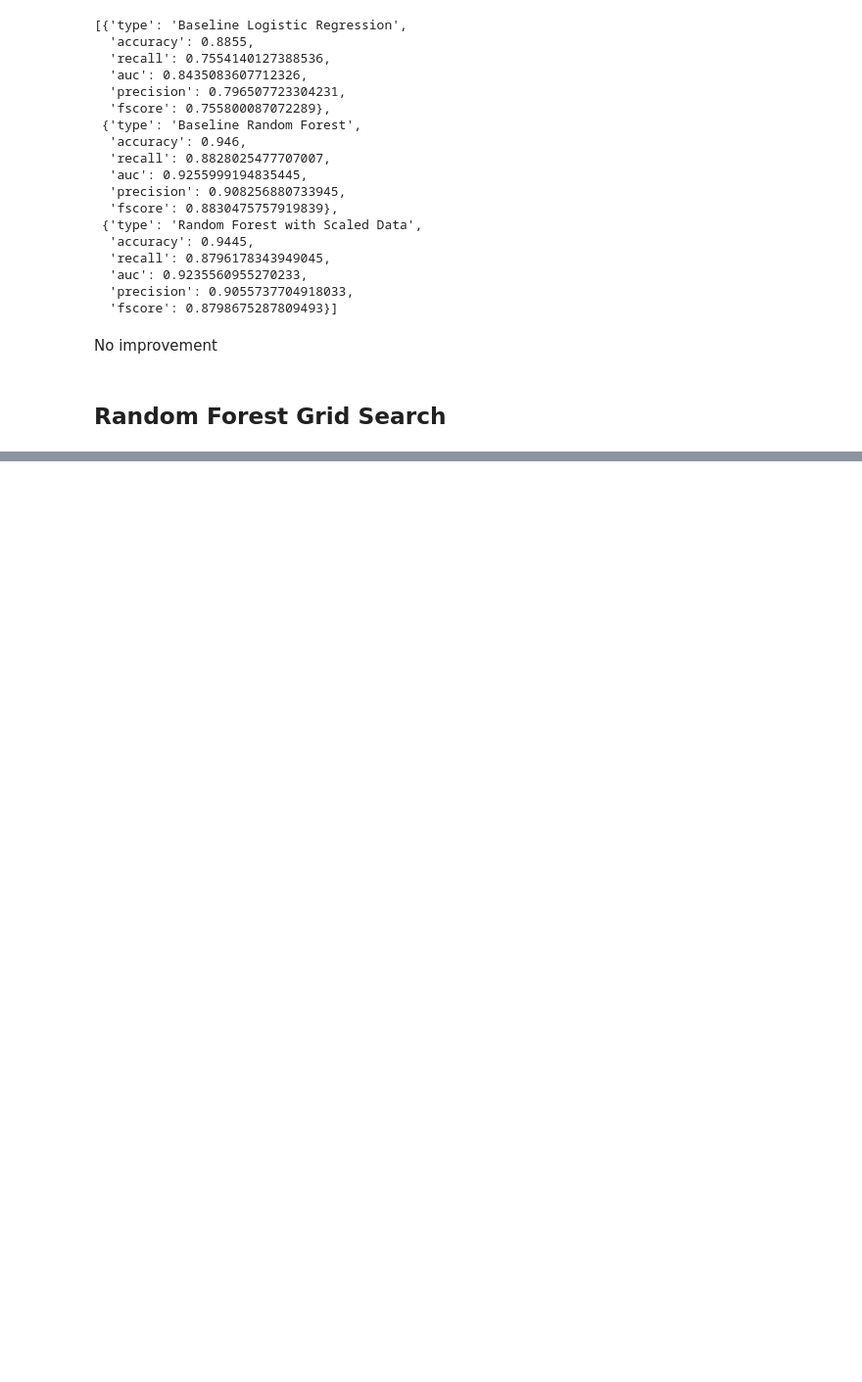
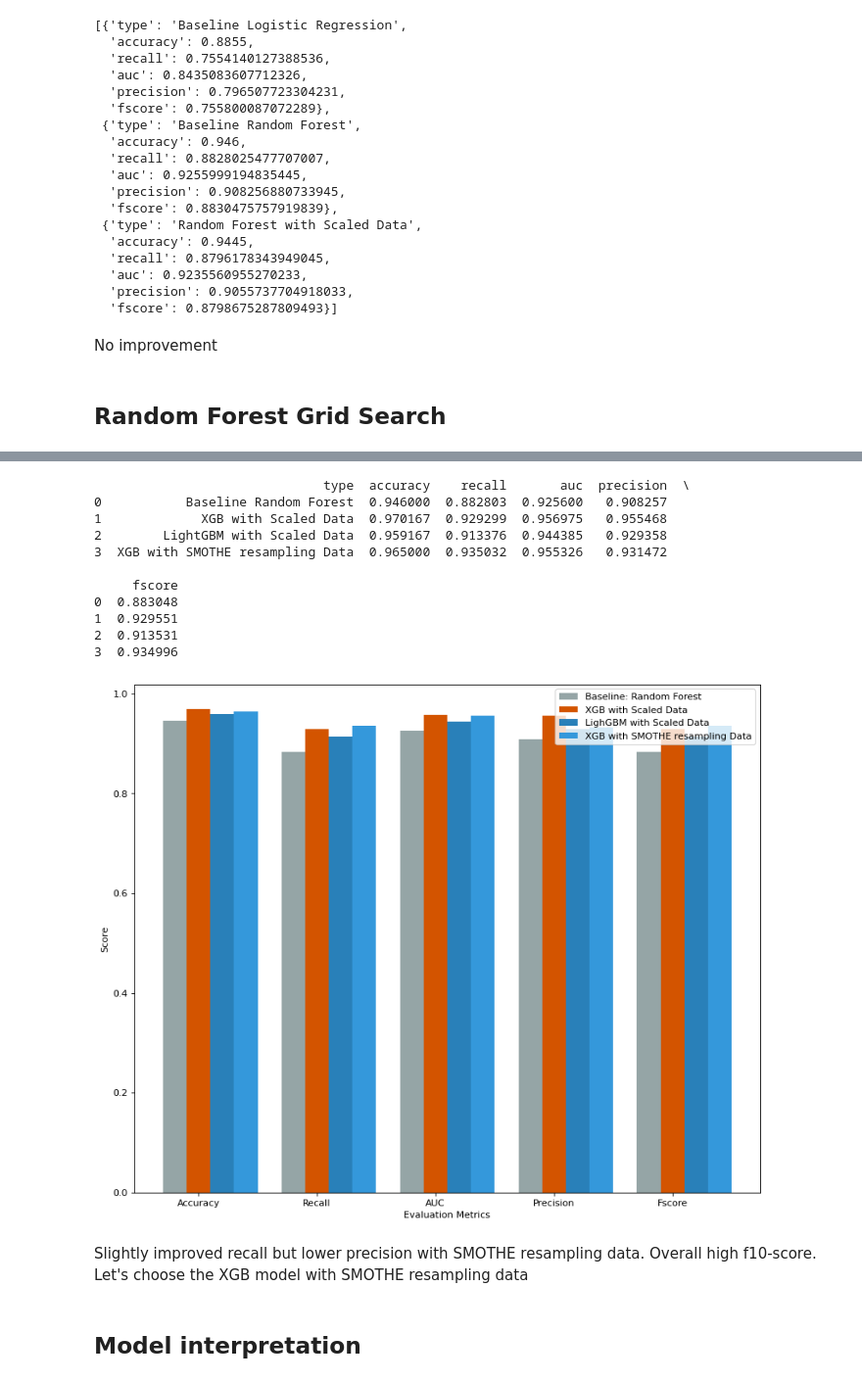
Before and after one commit to pham0030/ibm-coursera-ml, a Jupyter notebook: amex-default-prediction-draft.ipynb, the cells around one changed output, grey strips where cells are left out. Shown: that part at 98% size. Saved outputs shown, nothing was run; the diff lists cells and outputs as text; code cells hidden in the pictures; blank space fills up the shorter version.

```diff
--- a/amex-default-prediction-draft.ipynb
+++ b/amex-default-prediction-draft.ipynb
@@ -513,0 +750,9 @@ def visualize_eval_metrics(results):
+# %%
+xgb_model = xgb.XGBClassifier()
+xgb_model.fit(X_smo, y_smo)
+preds = xgb_model.predict(X_test)
+result = evaluate(y_test, preds, "XGB with SMOTHE resampling Data")
+results.pop(0)  ## remove the logistic regression results
+print(result)
+results.append(result)
+results
@@ -513,0 +778,42 @@ def visualize_eval_metrics(results):
+# %%
+def visualize_eval_metrics(results):
+    df = pd.DataFrame(data=results)
+    #table = pd.pivot_table(df, values='type', index=['accuracy', 'precision', 'recall', 'f1', 'auc'],
+    #                columns=['type'])
+    #df = df.set_index('type').transpose()
+    print(df)
+    x = np.arange(5)
+    original = df.iloc[0, 1:].values
+    class_weight = df.iloc[1, 1:].values
+    smote = df.iloc[2, 1:].values
+    under = df.iloc[3, 1:].values
+    width = 0.2
+    figure(figsize=(12, 10), dpi=80)
+    plt.bar(x-0.2, original, width, color='#95a5a6')
+    plt.bar(x, class_weight, width, color='#d35400')
+    plt.bar(x+0.2, smote, width, color='#2980b9')
+    plt.bar(x+0.4, under, width, color='#3498db')
+    plt.xticks(x, ['Accuracy', 'Recall', 'AUC', 'Precision', 'Fscore'])
+    plt.xlabel("Evaluation Metrics")
+    plt.ylabel("Score")
+    plt.legend(["Baseline: Random Forest", "XGB with Scaled Data", "LighGBM with Scaled Data", "XGB with SMOTHE resampling Data"])
+    plt.show()
+# %%
+visualize_eval_metrics(results)
+# %% [output]
+                              type  accuracy    recall       auc  precision  \
+0           Baseline Random Forest  0.946000  0.882803  0.925600   0.908257
+1             XGB with Scaled Data  0.970167  0.929299  0.956975   0.955468
+2        LightGBM with Scaled Data  0.959167  0.913376  0.944385   0.929358
+3  XGB with SMOTHE resampling Data  0.965000  0.935032  0.955326   0.931472
+
+     fscore
+0  0.883048
+1  0.929551
+2  0.913531
+3  0.934996
+[figure, added]
+# %% [markdown]
+Slightly improved recall but lower precision with SMOTHE resampling data. Overall high f10-score. Let's choose the XGB model with SMOTHE resampling data
+# %% [markdown]
+## Model interpretation
```
Also changed, not shown: parts of 52 cells of this notebook.
